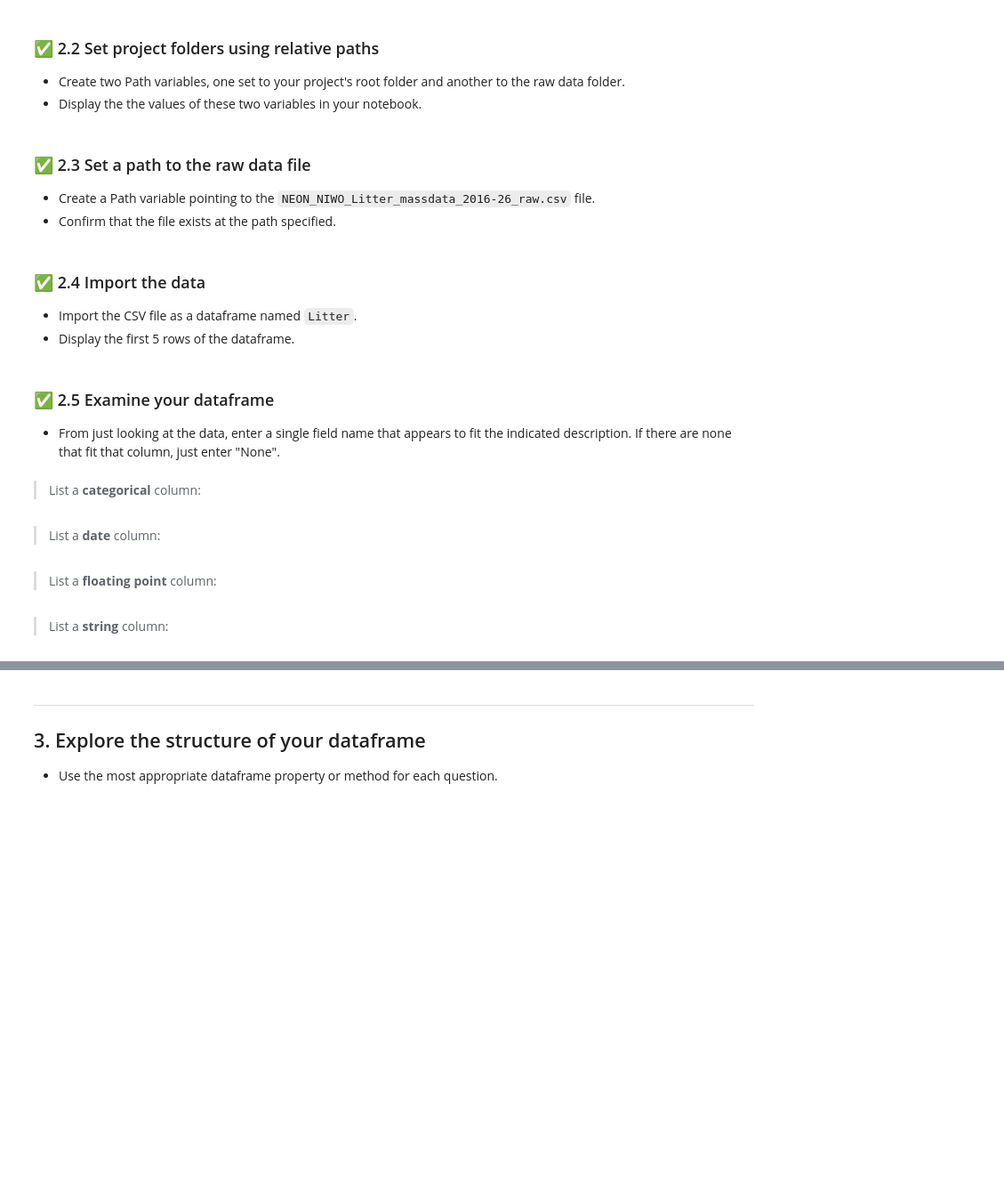
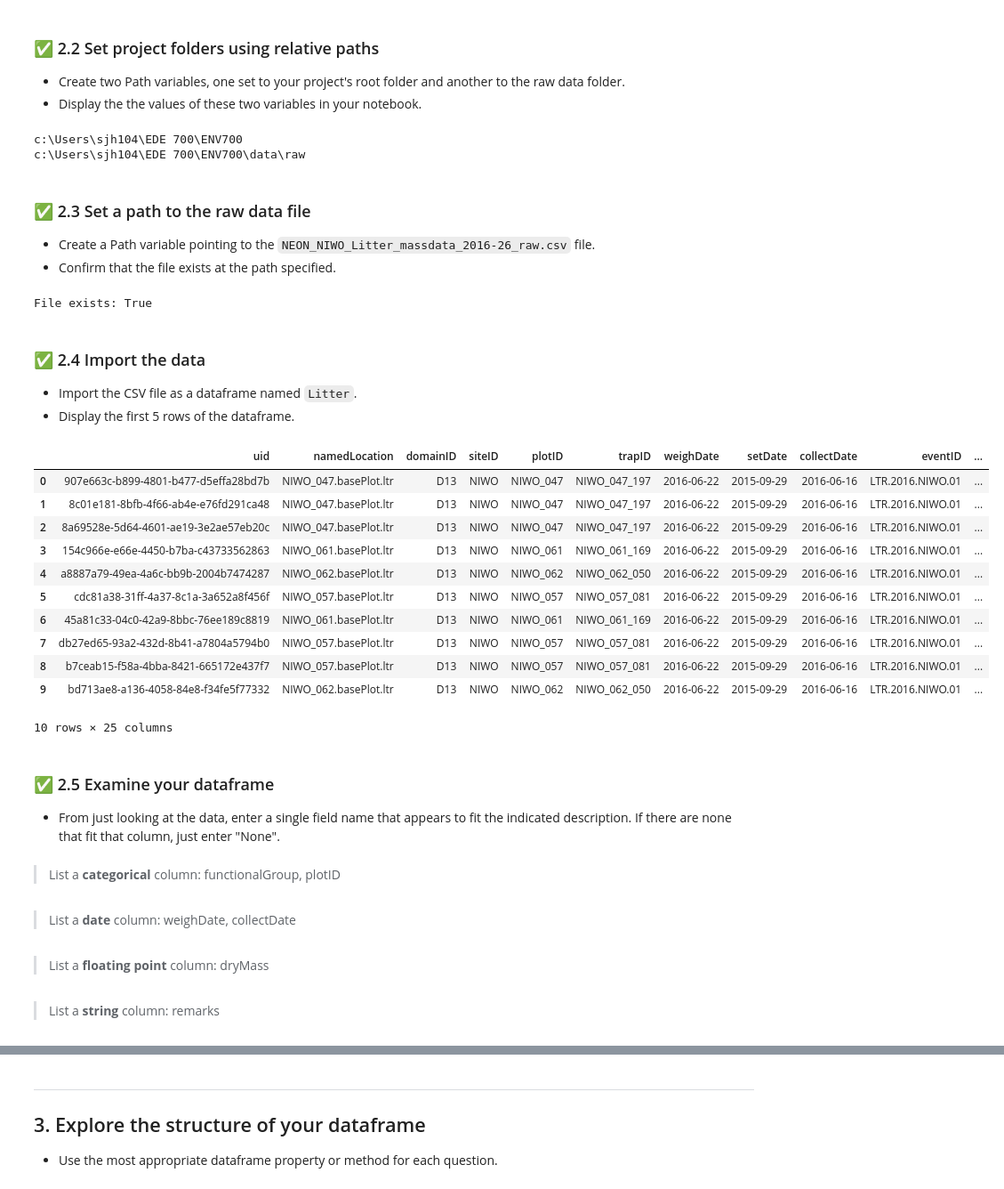
Before and after one commit to sarahj-hall/ENV700, a Jupyter notebook: Assignments/A3-Data-Exploration.ipynb, the cells around one changed output, grey strips where cells are left out. Shown at 89% size. Cells and saved outputs as stored; diff of their text form; code cells hidden in the pictures; blank space fills up the shorter version.

```diff
--- a/Assignments/A3-Data-Exploration.ipynb
+++ b/Assignments/A3-Data-Exploration.ipynb
@@ -46,23 +49,55 @@ Name  dataframes `Litter`.
 ### ✅ 2.2 Set project folders using relative paths
 * Create two Path variables, one set to your project's root folder and another to the raw data folder.
 * Display the the values of these two variables in your notebook.
+# %%
+#create path variable for root folder
+root_folder = Path.cwd().parent
+print(root_folder)
+
+#create path variable for raw data folder
+raw_data_folder = root_folder / 'data' / 'raw'
+print(raw_data_folder)
+# %% [output]
+c:\Users\sjh104\EDE 700\ENV700
+c:\Users\sjh104\EDE 700\ENV700\data\raw
 # %% [markdown]
 ### ✅ 2.3 Set a path to the raw data file
 * Create a Path variable pointing to the `NEON_NIWO_Litter_massdata_2016-26_raw.csv` file.
 * Confirm that the file exists at the path specified.
+# %%
+NEON_NIWO_Path = raw_data_folder / 'NEON_NIWO_Litter_massdata_2016-26_raw.csv'
+print("File exists:", NEON_NIWO_Path.exists())
+# %% [output]
+File exists: True
 # %% [markdown]
 ### ✅ 2.4 Import the data
 * Import the CSV file as a dataframe named `Litter`.
 * Display the first 5 rows of the dataframe.
+# %%
+Litter = pd.read_csv(NEON_NIWO_Path)
+Litter.head(10)
+# %% [output]
+|  | uid | namedLocation | domainID | siteID | plotID | trapID | weighDate | setDate | collectDate | eventID | ... |
+| 0 | 907e663c-b899-4801-b477-d5effa28bd7b | NIWO_047.basePlot.ltr | D13 | NIWO | NIWO_047 | NIWO_047_197 | 2016-06-22 | 2015-09-29 | 2016-06-16 | LTR.2016.NIWO.01 | ... |
+| 1 | 8c01e181-8bfb-4f66-ab4e-e76fd291ca48 | NIWO_047.basePlot.ltr | D13 | NIWO | NIWO_047 | NIWO_047_197 | 2016-06-22 | 2015-09-29 | 2016-06-16 | LTR.2016.NIWO.01 | ... |
+| 2 | 8a69528e-5d64-4601-ae19-3e2ae57eb20c | NIWO_047.basePlot.ltr | D13 | NIWO | NIWO_047 | NIWO_047_197 | 2016-06-22 | 2015-09-29 | 2016-06-16 | LTR.2016.NIWO.01 | ... |
+| 3 | 154c966e-e66e-4450-b7ba-c43733562863 | NIWO_061.basePlot.ltr | D13 | NIWO | NIWO_061 | NIWO_061_169 | 2016-06-22 | 2015-09-29 | 2016-06-16 | LTR.2016.NIWO.01 | ... |
+| 4 | a8887a79-49ea-4a6c-bb9b-2004b7474287 | NIWO_062.basePlot.ltr | D13 | NIWO | NIWO_062 | NIWO_062_050 | 2016-06-22 | 2015-09-29 | 2016-06-16 | LTR.2016.NIWO.01 | ... |
+| 5 | cdc81a38-31ff-4a37-8c1a-3a652a8f456f | NIWO_057.basePlot.ltr | D13 | NIWO | NIWO_057 | NIWO_057_081 | 2016-06-22 | 2015-09-29 | 2016-06-16 | LTR.2016.NIWO.01 | ... |
+| 6 | 45a81c33-04c0-42a9-8bbc-76ee189c8819 | NIWO_061.basePlot.ltr | D13 | NIWO | NIWO_061 | NIWO_061_169 | 2016-06-22 | 2015-09-29 | 2016-06-16 | LTR.2016.NIWO.01 | ... |
+| 7 | db27ed65-93a2-432d-8b41-a7804a5794b0 | NIWO_057.basePlot.ltr | D13 | NIWO | NIWO_057 | NIWO_057_081 | 2016-06-22 | 2015-09-29 | 2016-06-16 | LTR.2016.NIWO.01 | ... |
+| 8 | b7ceab15-f58a-4bba-8421-665172e437f7 | NIWO_057.basePlot.ltr | D13 | NIWO | NIWO_057 | NIWO_057_081 | 2016-06-22 | 2015-09-29 | 2016-06-16 | LTR.2016.NIWO.01 | ... |
+| 9 | bd713ae8-a136-4058-84e8-f34fe5f77332 | NIWO_062.basePlot.ltr | D13 | NIWO | NIWO_062 | NIWO_062_050 | 2016-06-22 | 2015-09-29 | 2016-06-16 | LTR.2016.NIWO.01 | ... |
+10 rows × 25 columns
 # %% [markdown]
 ### ✅ 2.5 Examine your dataframe
 * From just looking at the data, enter a single field name that appears to fit the indicated description. If there are none that fit that column, just enter "None".
 # %% [markdown]
-> List a **categorical** column:
+> List a **categorical** column: functionalGroup, plotID
 # %% [markdown]
-> List a **date** column:
+> List a **date** column: weighDate, collectDate
 # %% [markdown]
-> List a **floating point** column:
+> List a **floating point** column: dryMass
 # %% [markdown]
-> List a **string** column:
+> List a **string** column: remarks
 # %% [markdown]
```
Also changed, not shown: parts of 21 cells of this notebook, 3 other files.
